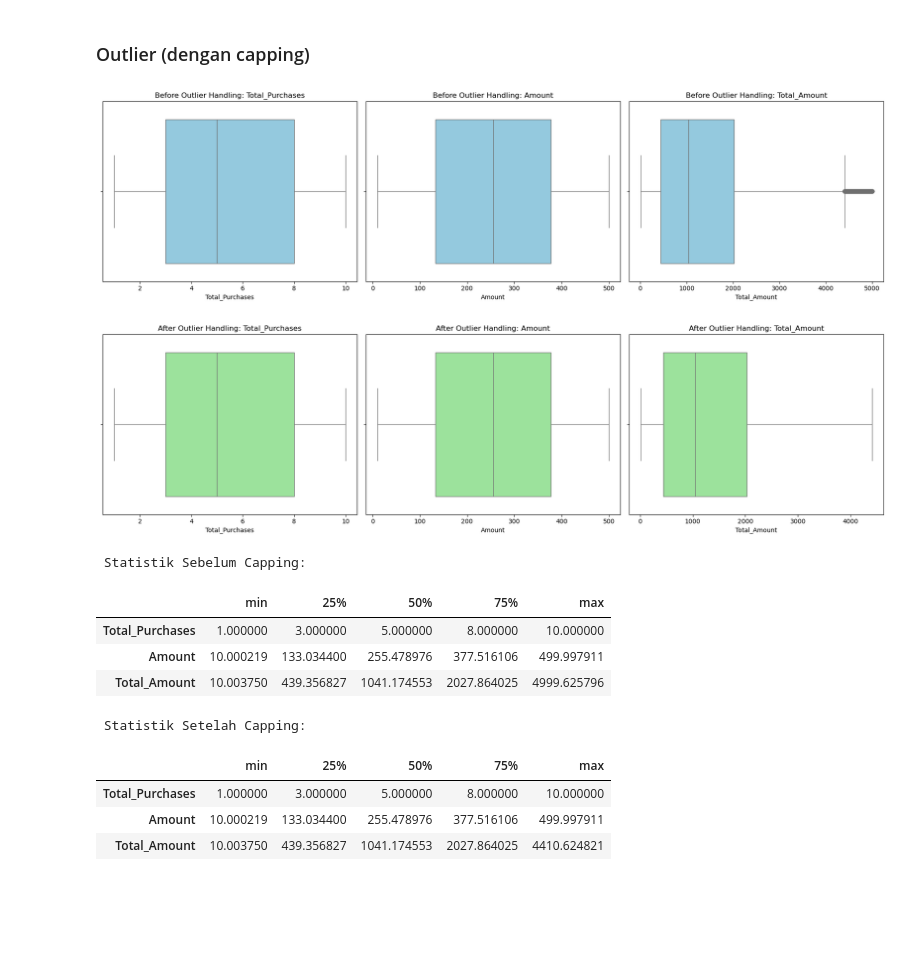
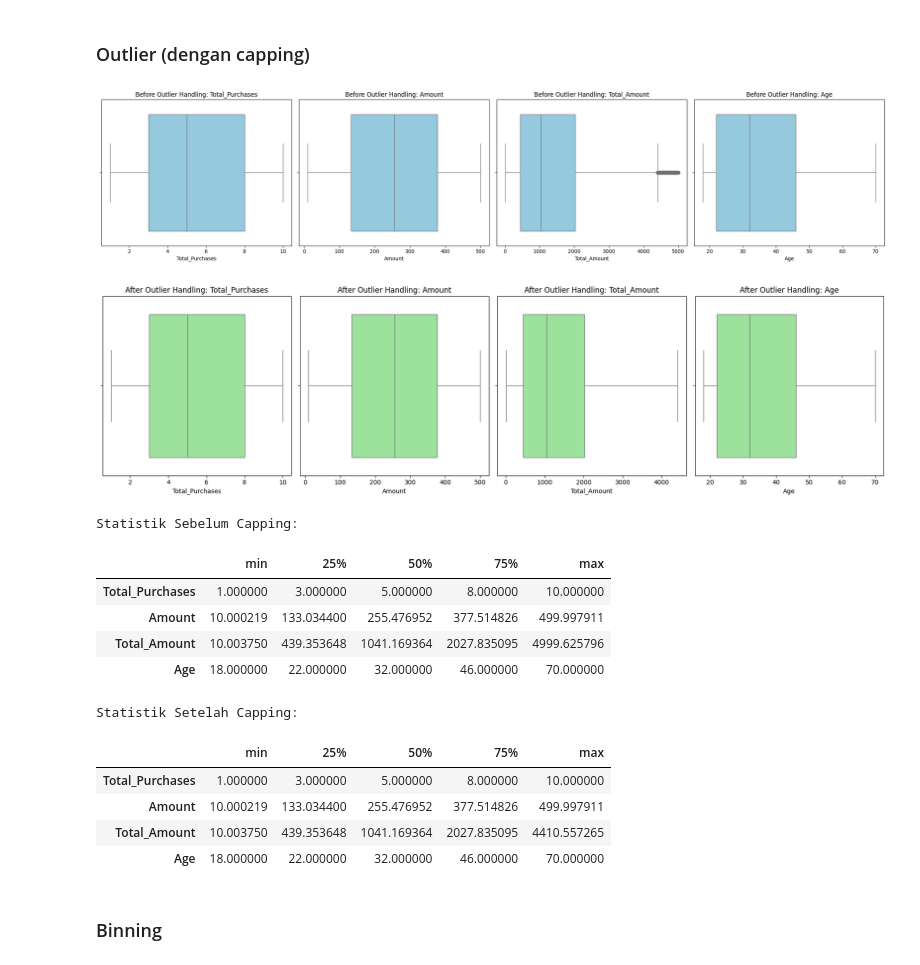
Before and after one commit to RizkiMSyamsi/-ASAH-Capstone-Project, a Jupyter notebook: Clustering.ipynb, the cells around one changed output. Saved outputs shown, nothing was run; the diff lists cells and outputs as text; code cells hidden in the pictures; blank space fills up the shorter version.

Commit message:
Penambahakn visualisasi dan rfm analysis

```diff
--- a/Clustering.ipynb
+++ b/Clustering.ipynb
@@ -122,20 +125,17 @@ df_clean = df_clean.dropna(subset=['Customer_ID'])
 # %%
-# Customer_ID
-df = df.dropna(subset=['Customer_ID'])
+# Customer_ID dan Date
+df_clean = df_clean.dropna(subset=['Customer_ID', 'Date'])
 # %%
 # Waktu Transaksi
 
-df_clean = df_clean.dropna(subset=['Date'])
-
-df_clean['Year'] = df_clean['Year'].fillna(df_clean['Year'].mode()[0])
-df_clean['Month'] = df_clean['Month'].fillna(df_clean['Month'].mode()[0])
+for col in ['Year', 'Month']:
+    if df_clean[col].isnull().sum() > 0:
+        df_clean[col] = df_clean[col].fillna(df_clean[col].mode()[0])
 # %%
 # Nilai Numerik
-
-for col in ['Total_Purchases', 'Amount', 'Total_Amount', 'Age', 'Ratings']:
-    if df_clean[col].dtype in ['float64', 'int64']:
-        median_val = df_clean[col].median()
-        df_clean[col] = df_clean[col].fillna(median_val)
+num_cols = ['Total_Purchases', 'Amount', 'Total_Amount', 'Age']
+for col in num_cols:
+    df_clean[col] = df_clean[col].fillna(df_clean[col].median())
 # %%
 # Nilai Kategorical
 
@@ -192,13 +191,13 @@ df_outlier_handled = df_clean.copy()
+# %%
+numeric_cols = ['Total_Purchases', 'Amount', 'Total_Amount', 'Age']
 # %%
-fig, axes = plt.subplots(1, 3, figsize=(18, 5))
-numeric_cols = ['Total_Purchases', 'Amount', 'Total_Amount']
-
+fig, axes = plt.subplots(1, len(numeric_cols), figsize=(22, 5))
 for i, col in enumerate(numeric_cols):
     sns.boxplot(x=df_clean[col], ax=axes[i], color='skyblue')
     axes[i].set_title(f"Before Outlier Handling: {col}")
 plt.tight_layout()
 plt.show()
 # %% [output]
-[figure, old version]
+[figure, new version]
 # %%
 for col in numeric_cols:
@@ -212,18 +219,19 @@ for col in numeric_cols:
 # %%
-fig, axes = plt.subplots(1, 3, figsize=(18, 5))
+fig, axes = plt.subplots(1, len(numeric_cols), figsize=(18, 5))
 for i, col in enumerate(numeric_cols):
-    sns.boxplot(x=df_outlier_handled[col], ax=axes[i], color='lightgreen')
+    sns.boxplot(x=df_outlier[col], ax=axes[i], color='lightgreen')
     axes[i].set_title(f"After Outlier Handling: {col}")
 plt.tight_layout()
 plt.show()
 # %% [output]
-[figure, old version]
+[figure, new version]
 # %%
-df_compare = df_clean[numeric_cols].describe().T[['min','25%','50%','75%','max']]
-df_compare_after = df_outlier_handled[numeric_cols].describe().T[['min','25%','50%','75%','max']]
+df_before = df_clean[numeric_cols].describe().T[['min', '25%', '50%', '75%', 'max']]
+df_after  = df_outlier[numeric_cols].describe().T[['min', '25%', '50%', '75%', 'max']]
 
-print("\n Statistik Sebelum Capping:")
-display(df_compare)
-print("\n Statistik Setelah Capping:")
-display(df_compare_after)
+print("\nStatistik Sebelum Capping:")
+display(df_before)
+
+print("\nStatistik Setelah Capping:")
+display(df_after)
 # %% [output]
@@ -231,4 +239,5 @@ display(df_compare_after)
 |  | min | 25% | 50% | 75% | max |
 | Total_Purchases | 1.000000 | 3.000000 | 5.000000 | 8.000000 | 10.000000 |
-| Amount | 10.000219 | 133.034400 | 255.478976 | 377.516106 | 499.997911 |
-| Total_Amount | 10.003750 | 439.356827 | 1041.174553 | 2027.864025 | 4999.625796 |
+| Amount | 10.000219 | 133.034400 | 255.476952 | 377.514826 | 499.997911 |
+| Total_Amount | 10.003750 | 439.353648 | 1041.169364 | 2027.835095 | 4999.625796 |
+| Age | 18.000000 | 22.000000 | 32.000000 | 46.000000 | 70.000000 |
@@ -236,4 +245,7 @@ display(df_compare_after)
 |  | min | 25% | 50% | 75% | max |
 | Total_Purchases | 1.000000 | 3.000000 | 5.000000 | 8.000000 | 10.000000 |
-| Amount | 10.000219 | 133.034400 | 255.478976 | 377.516106 | 499.997911 |
-| Total_Amount | 10.003750 | 439.356827 | 1041.174553 | 2027.864025 | 4410.624821 |
+| Amount | 10.000219 | 133.034400 | 255.476952 | 377.514826 | 499.997911 |
+| Total_Amount | 10.003750 | 439.353648 | 1041.169364 | 2027.835095 | 4410.557265 |
+| Age | 18.000000 | 22.000000 | 32.000000 | 46.000000 | 70.000000 |
+# %% [markdown]
+### Binning
```
Also changed, not shown: parts of 53 cells of this notebook.
